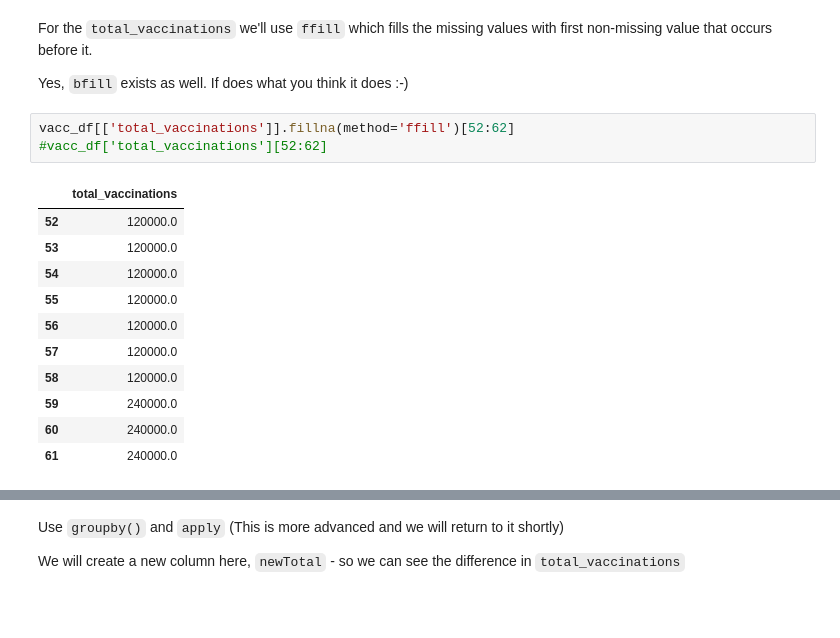
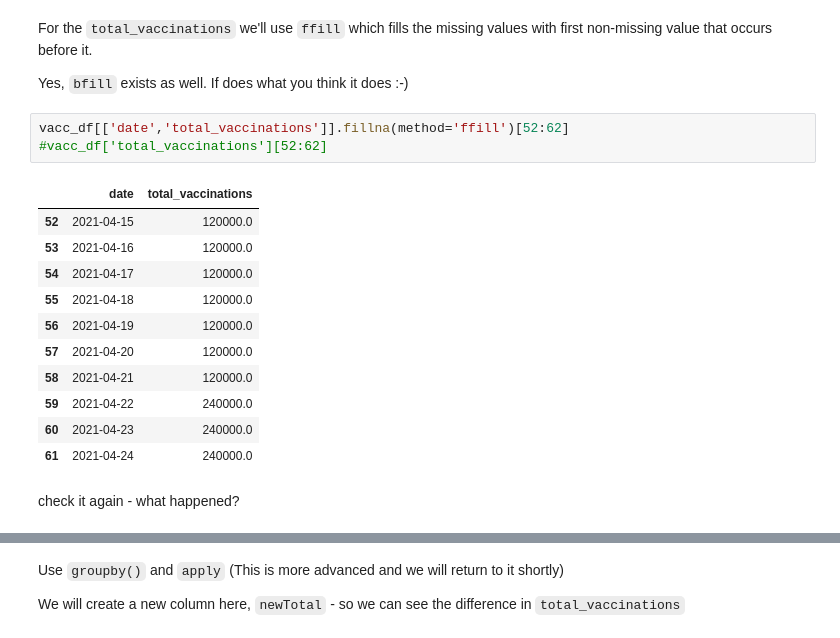
Before and after one commit to nlihin/data-analytics, a Jupyter notebook: unit3.ipynb, the cells around one changed output, grey strips where cells are left out. Saved outputs shown, nothing was run; the diff lists cells and outputs as text; blank space fills up the shorter version.

```diff
--- a/unit3.ipynb
+++ b/unit3.ipynb
@@ -313,17 +354,19 @@ For the `total_vaccinations` we'll use `ffill` which fills the missing values wi
 
 Yes, `bfill` exists as well. If does what you think it does :-)
 # %%
-vacc_df[['total_vaccinations']].fillna(method='ffill')[52:62]
+vacc_df[['date','total_vaccinations']].fillna(method='ffill')[52:62]
 #vacc_df['total_vaccinations'][52:62]
 # %% [output]
-|  | total_vaccinations |
-| 52 | 120000.0 |
-| 53 | 120000.0 |
-| 54 | 120000.0 |
-| 55 | 120000.0 |
-| 56 | 120000.0 |
-| 57 | 120000.0 |
-| 58 | 120000.0 |
-| 59 | 240000.0 |
-| 60 | 240000.0 |
-| 61 | 240000.0 |
+|  | date | total_vaccinations |
+| 52 | 2021-04-15 | 120000.0 |
+| 53 | 2021-04-16 | 120000.0 |
+| 54 | 2021-04-17 | 120000.0 |
+| 55 | 2021-04-18 | 120000.0 |
+| 56 | 2021-04-19 | 120000.0 |
+| 57 | 2021-04-20 | 120000.0 |
+| 58 | 2021-04-21 | 120000.0 |
+| 59 | 2021-04-22 | 240000.0 |
+| 60 | 2021-04-23 | 240000.0 |
+| 61 | 2021-04-24 | 240000.0 |
+# %% [markdown]
+check it again - what happened?
```
Also changed, not shown: parts of 52 cells of this notebook.
